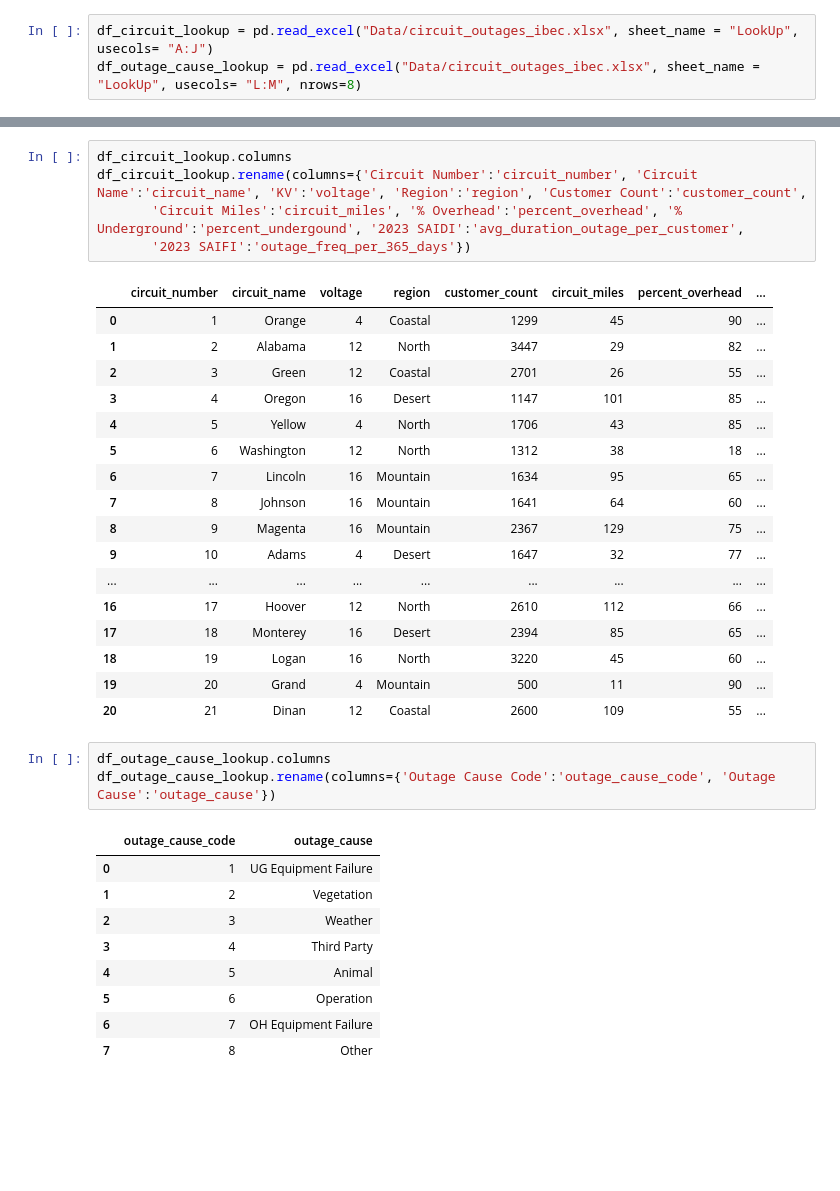
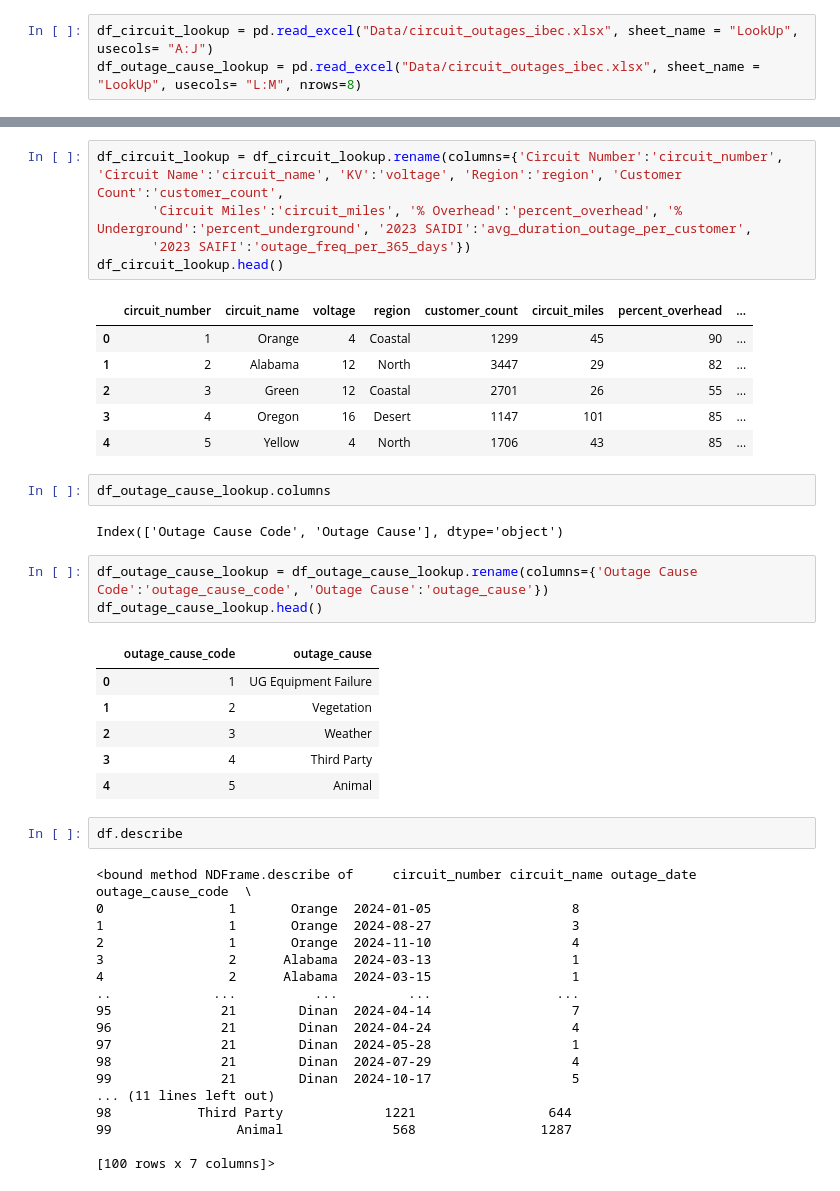
Before and after one commit to GerardoG2/ITC-2025, a Jupyter notebook: circuit-outage-analysis.ipynb, the cells around one changed output, grey strips where cells are left out. Cells and saved outputs as stored; diff of their text form; blank space fills up the shorter version.

```diff
--- a/circuit-outage-analysis.ipynb
+++ b/circuit-outage-analysis.ipynb
@@ -74,29 +56,22 @@ df_outage_cause_lookup
 # %%
-df_circuit_lookup.columns
-df_circuit_lookup.rename(columns={'Circuit Number':'circuit_number', 'Circuit Name':'circuit_name', 'KV':'voltage', 'Region':'region', 'Customer Count':'customer_count',
-       'Circuit Miles':'circuit_miles', '% Overhead':'percent_overhead', '% Underground':'percent_undergound', '2023 SAIDI':'avg_duration_outage_per_customer',
+df_circuit_lookup = df_circuit_lookup.rename(columns={'Circuit Number':'circuit_number', 'Circuit Name':'circuit_name', 'KV':'voltage', 'Region':'region', 'Customer Count':'customer_count',
+       'Circuit Miles':'circuit_miles', '% Overhead':'percent_overhead', '% Underground':'percent_underground', '2023 SAIDI':'avg_duration_outage_per_customer',
        '2023 SAIFI':'outage_freq_per_365_days'})
+df_circuit_lookup.head()
 # %% [output]
 |  | circuit_number | circuit_name | voltage | region | customer_count | circuit_miles | percent_overhead | ... |
 | 0 | 1 | Orange | 4 | Coastal | 1299 | 45 | 90 | ... |
 | 1 | 2 | Alabama | 12 | North | 3447 | 29 | 82 | ... |
 | 2 | 3 | Green | 12 | Coastal | 2701 | 26 | 55 | ... |
 | 3 | 4 | Oregon | 16 | Desert | 1147 | 101 | 85 | ... |
 | 4 | 5 | Yellow | 4 | North | 1706 | 43 | 85 | ... |
-| 5 | 6 | Washington | 12 | North | 1312 | 38 | 18 | ... |
-| 6 | 7 | Lincoln | 16 | Mountain | 1634 | 95 | 65 | ... |
-| 7 | 8 | Johnson | 16 | Mountain | 1641 | 64 | 60 | ... |
-| 8 | 9 | Magenta | 16 | Mountain | 2367 | 129 | 75 | ... |
-| 9 | 10 | Adams | 4 | Desert | 1647 | 32 | 77 | ... |
-| ... | ... | ... | ... | ... | ... | ... | ... | ... |
-| 16 | 17 | Hoover | 12 | North | 2610 | 112 | 66 | ... |
-| 17 | 18 | Monterey | 16 | Desert | 2394 | 85 | 65 | ... |
-| 18 | 19 | Logan | 16 | North | 3220 | 45 | 60 | ... |
-| 19 | 20 | Grand | 4 | Mountain | 500 | 11 | 90 | ... |
-| 20 | 21 | Dinan | 12 | Coastal | 2600 | 109 | 55 | ... |
+# %%
+df_outage_cause_lookup.columns
+# %% [output]
+Index(['Outage Cause Code', 'Outage Cause'], dtype='object')
 # %%
-df_outage_cause_lookup.columns
-df_outage_cause_lookup.rename(columns={'Outage Cause Code':'outage_cause_code', 'Outage Cause':'outage_cause'})
+df_outage_cause_lookup = df_outage_cause_lookup.rename(columns={'Outage Cause Code':'outage_cause_code', 'Outage Cause':'outage_cause'})
+df_outage_cause_lookup.head()
 # %% [output]
 |  | outage_cause_code | outage_cause |
 | 0 | 1 | UG Equipment Failure |
@@ -104,6 +79,23 @@ df_outage_cause_lookup.rename(columns={'Outage Cause Code':'outage_cause_code',
 | 2 | 3 | Weather |
 | 3 | 4 | Third Party |
 | 4 | 5 | Animal |
-| 5 | 6 | Operation |
-| 6 | 7 | OH Equipment Failure |
-| 7 | 8 | Other |
+# %%
+df.describe
+# %% [output]
+<bound method NDFrame.describe of     circuit_number circuit_name outage_date  outage_cause_code  \
+0                1       Orange  2024-01-05                  8
+1                1       Orange  2024-08-27                  3
+2                1       Orange  2024-11-10                  4
+3                2      Alabama  2024-03-13                  1
+4                2      Alabama  2024-03-15                  1
+..             ...          ...         ...                ...
+95              21        Dinan  2024-04-14                  7
+96              21        Dinan  2024-04-24                  4
+97              21        Dinan  2024-05-28                  1
+98              21        Dinan  2024-07-29                  4
+99              21        Dinan  2024-10-17                  5
+... (11 lines left out)
+98           Third Party             1221                 644
+99                Animal              568                1287
+
+[100 rows x 7 columns]>
```
Also changed, not shown: parts of 35 cells of this notebook, 2 other files.
